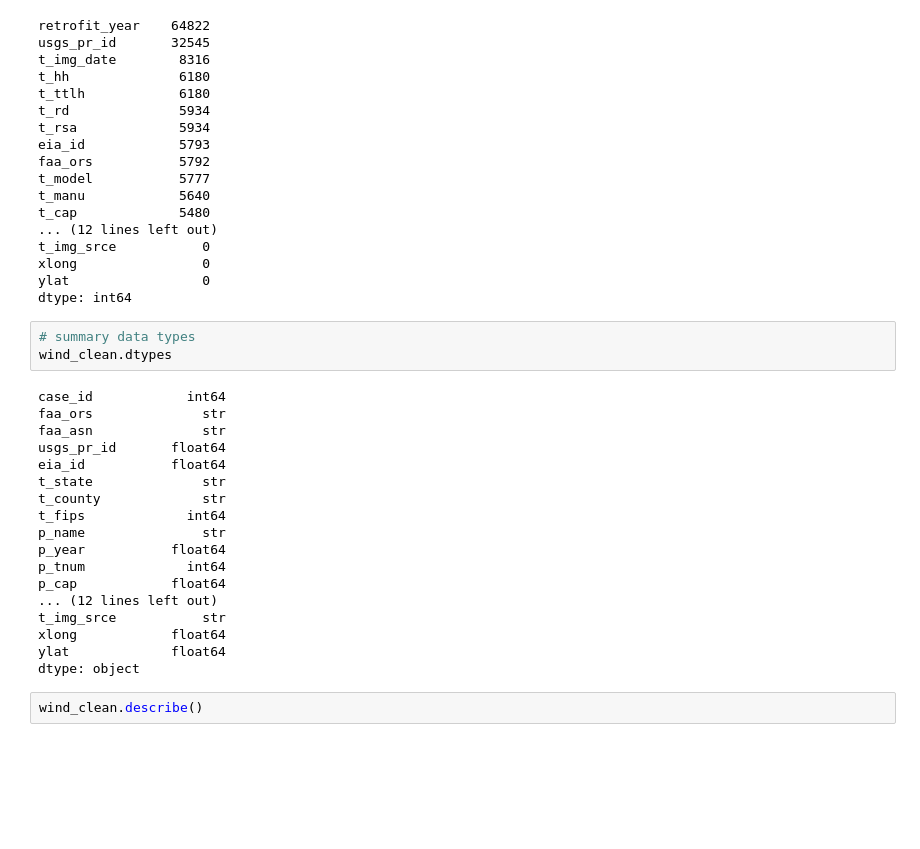
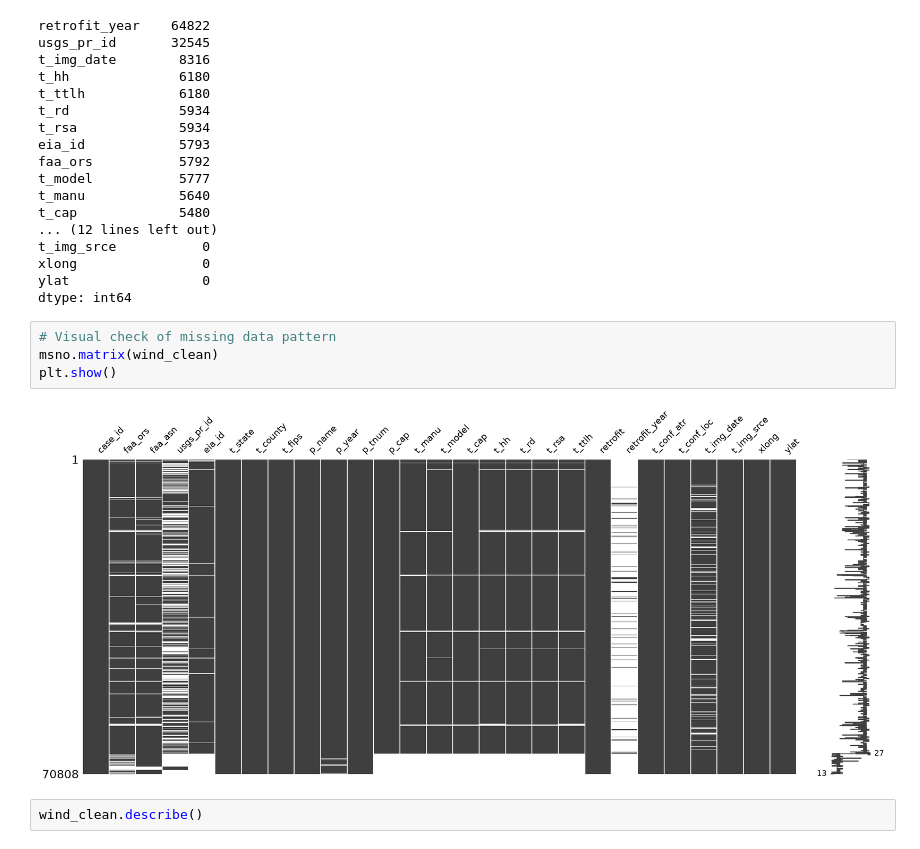
Before and after one commit to kawtharzayer/Project_2, a Jupyter notebook: EDA_Report_Template.ipynb, the cells around one changed output. Drawn from its saved outputs; the diff is of its cells as text; blank space fills up the shorter version.

```diff
--- a/EDA_Report_Template.ipynb
+++ b/EDA_Report_Template.ipynb
@@ -98,27 +97,12 @@ t_img_srce           0
 xlong                0
 ylat                 0
 dtype: int64
-# %%
-# summary data types
-wind_clean.dtypes
-# %% [output]
-case_id            int64
-faa_ors              str
-faa_asn              str
-usgs_pr_id       float64
-eia_id           float64
-t_state              str
-t_county             str
-t_fips             int64
-p_name               str
-p_year           float64
-p_tnum             int64
-p_cap            float64
-... (12 lines left out)
-t_img_srce           str
-xlong            float64
-ylat             float64
-dtype: object
+# %%
+# Visual check of missing data pattern
+msno.matrix(wind_clean)
+plt.show()
+# %% [output]
+[figure, added]
 # %%
 wind_clean.describe()
 # %% [output]
```
Also changed, not shown: parts of 62 cells of this notebook, 1 other file.
